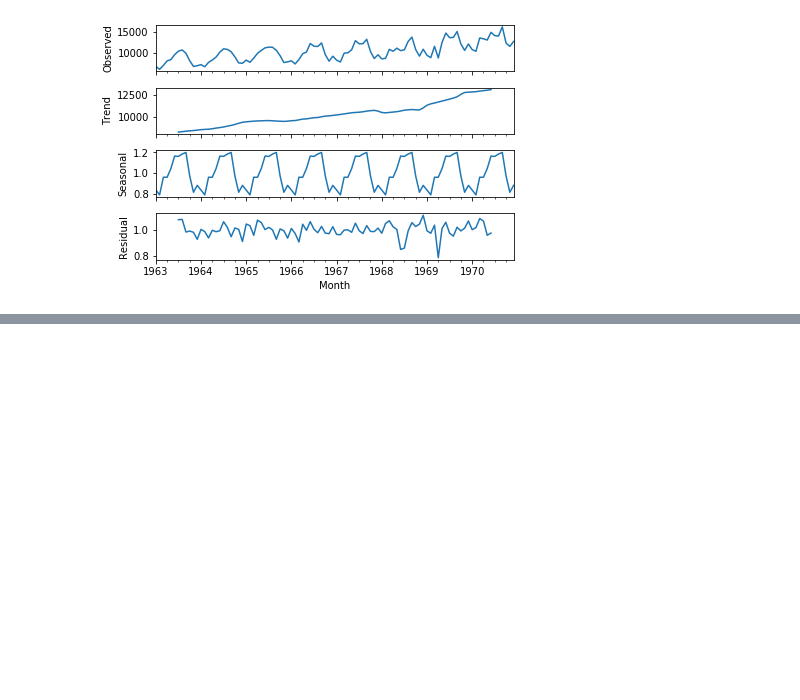
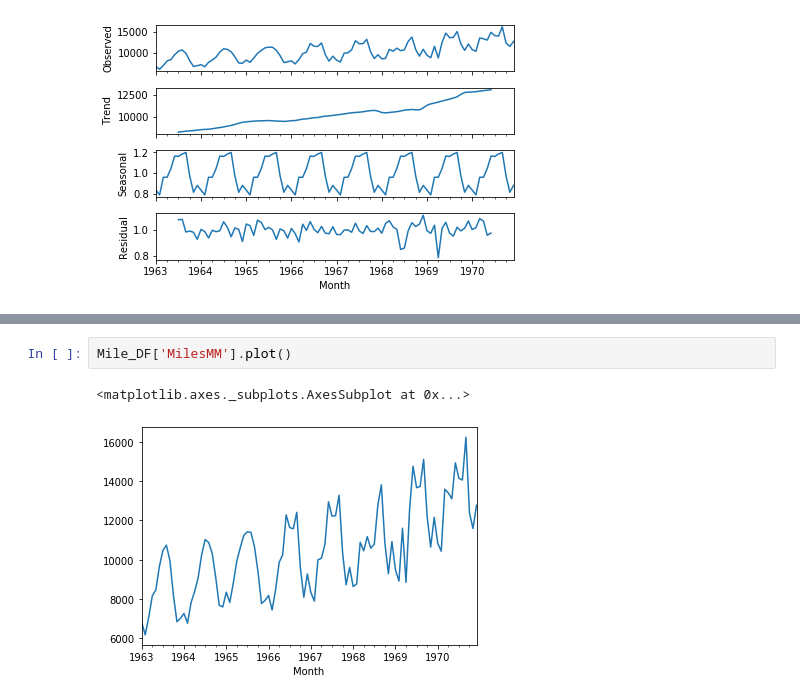
Before and after one commit to nikitamaloo/Time-Series-Forecasting, a Jupyter notebook: Aircraft Miles Data - Time Series Visualization.ipynb, the cells around one changed output, grey strips where cells are left out. Drawn from its saved outputs; the diff is of its cells as text; blank space fills up the shorter version.

```diff
--- a/Aircraft Miles Data - Time Series Visualization.ipynb
+++ b/Aircraft Miles Data - Time Series Visualization.ipynb
@@ -285,0 +323,5 @@ result2.plot()
+# %%
+Mile_DF['MilesMM'].plot()
+# %% [output]
+<matplotlib.axes._subplots.AxesSubplot at 0x...>
+[figure, added]
```
Also changed, not shown: parts of 13 cells of this notebook.
